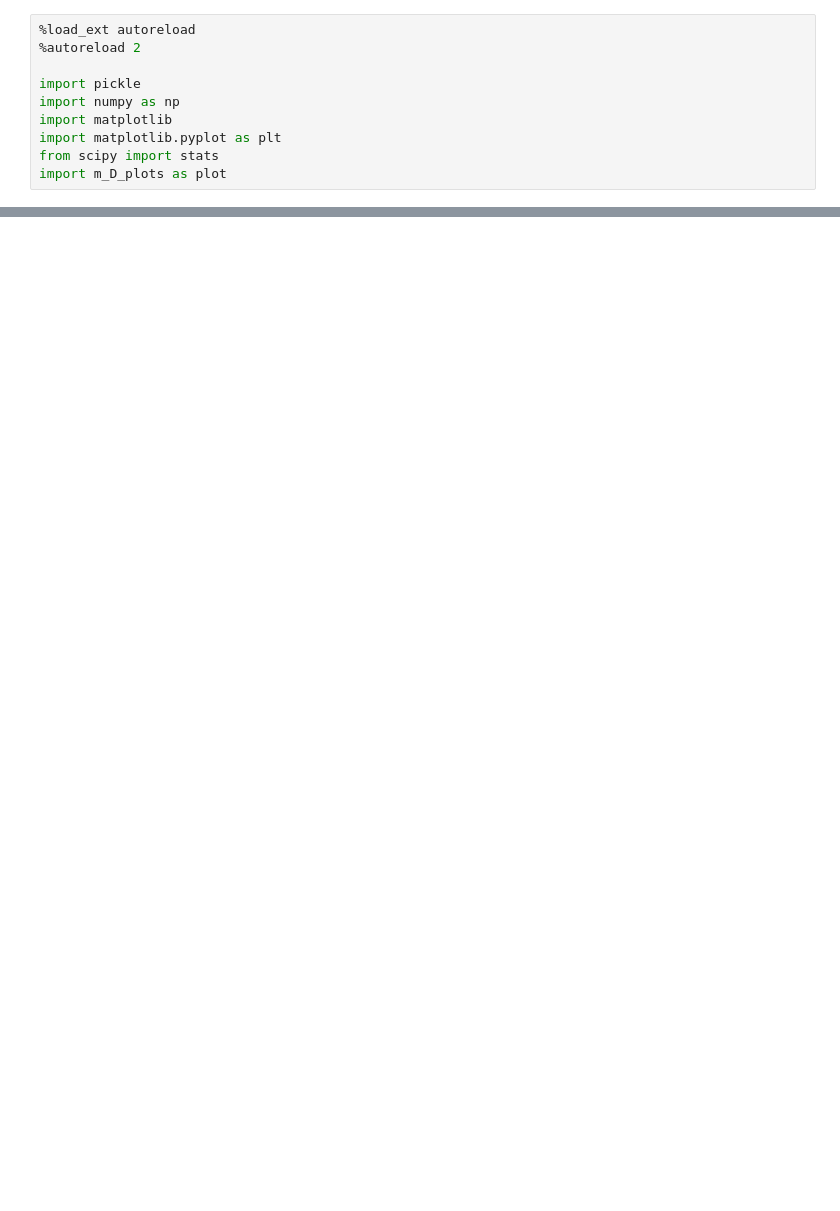
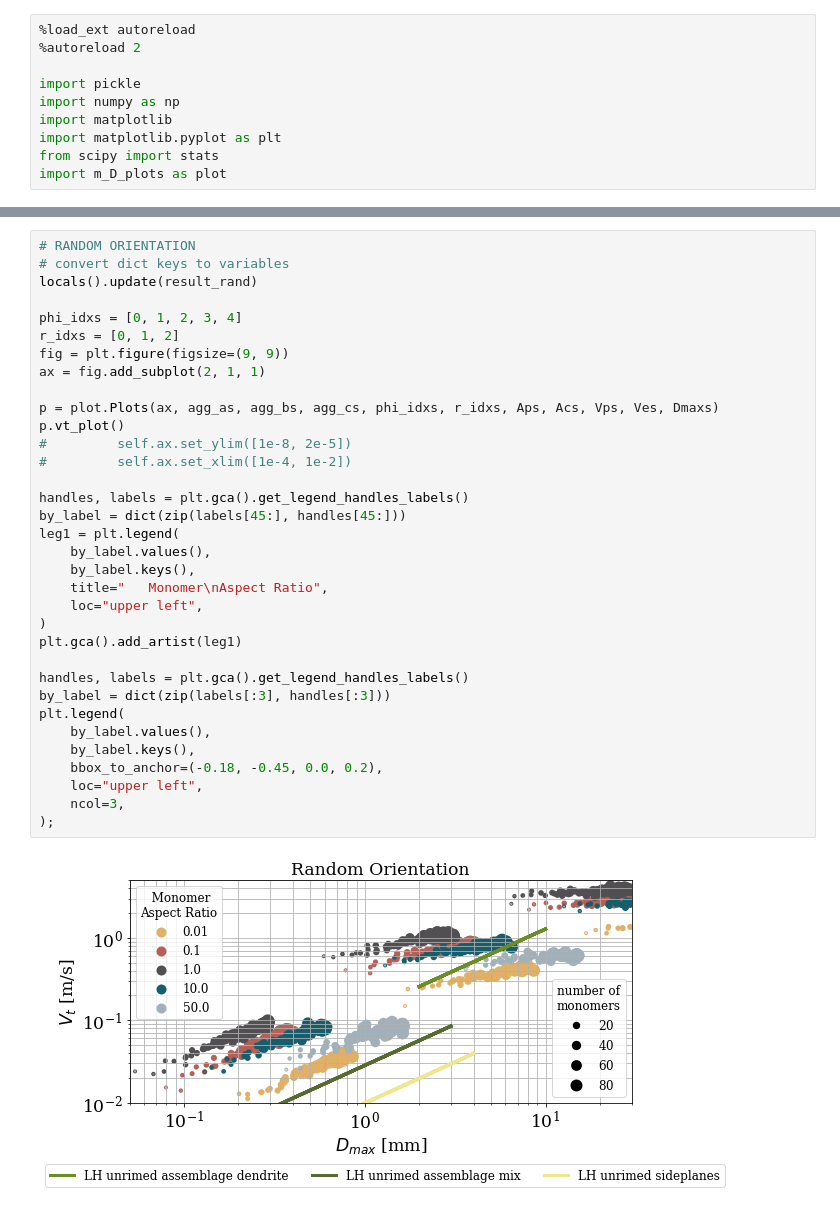
Before and after one commit to vprzybylo/IPAS, a Jupyter notebook: ipas/visualizations/m_D_relationships.ipynb, the cells around one changed output, grey strips where cells are left out. Cells and saved outputs as stored; diff of their text form; blank space fills up the shorter version.

```diff
--- a/ipas/visualizations/m_D_relationships.ipynb
+++ b/ipas/visualizations/m_D_relationships.ipynb
@@ -177,0 +85,36 @@ plt.legend(by_label.values(), by_label.keys())
+# %%
+# RANDOM ORIENTATION
+# convert dict keys to variables
+locals().update(result_rand)
+
+phi_idxs = [0, 1, 2, 3, 4]
+r_idxs = [0, 1, 2]
+fig = plt.figure(figsize=(9, 9))
+ax = fig.add_subplot(2, 1, 1)
+
+p = plot.Plots(ax, agg_as, agg_bs, agg_cs, phi_idxs, r_idxs, Aps, Acs, Vps, Ves, Dmaxs)
+p.vt_plot()
+#         self.ax.set_ylim([1e-8, 2e-5])
+#         self.ax.set_xlim([1e-4, 1e-2])
+
+handles, labels = plt.gca().get_legend_handles_labels()
+by_label = dict(zip(labels[45:], handles[45:]))
+leg1 = plt.legend(
+    by_label.values(),
+    by_label.keys(),
+    title="   Monomer\nAspect Ratio",
+    loc="upper left",
+)
+plt.gca().add_artist(leg1)
+
+handles, labels = plt.gca().get_legend_handles_labels()
+by_label = dict(zip(labels[:3], handles[:3]))
+plt.legend(
+    by_label.values(),
+    by_label.keys(),
+    bbox_to_anchor=(-0.18, -0.45, 0.0, 0.2),
+    loc="upper left",
+    ncol=3,
+);
+# %% [output]
+[figure, added]
```
Also changed, not shown: parts of 11 cells of this notebook, 3 other files.
